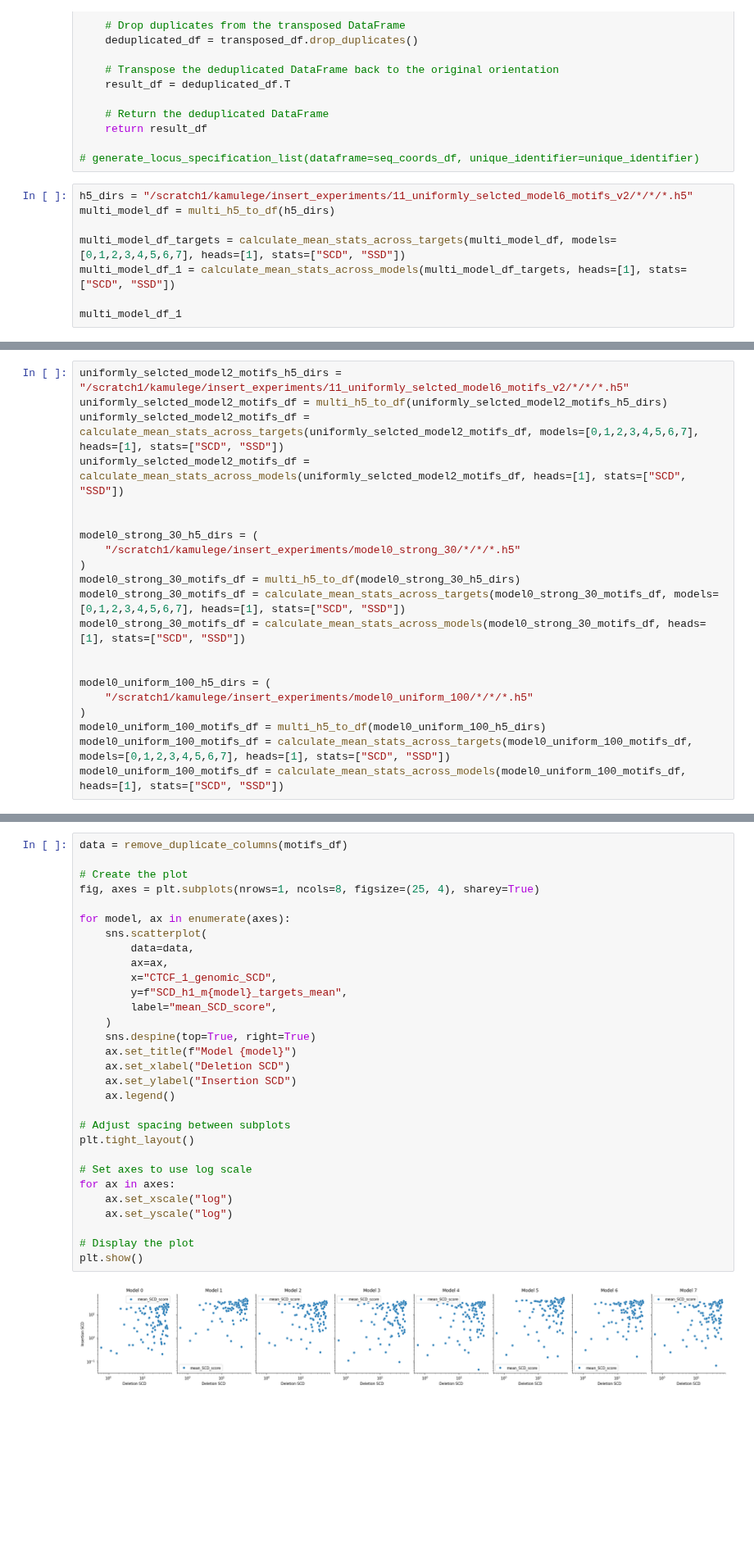
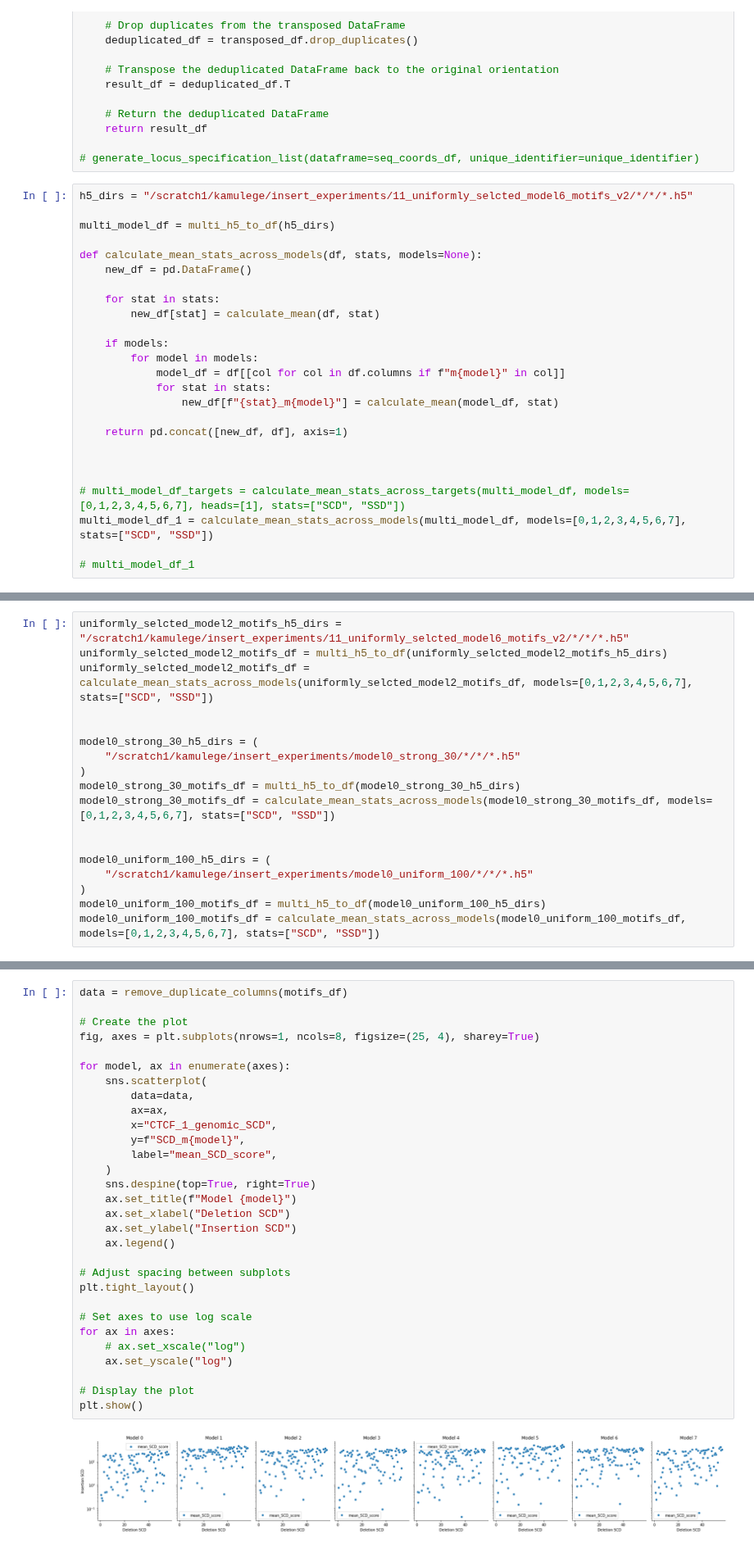
Before and after one commit to Fudenberg-Research-Group/akita_utils, a Jupyter notebook: bin/insert_experiments/analysis/CTCF_motif_deletion_vs_insertion.ipynb, the cells around one changed output, grey strips where cells are left out. Shown at 82% size. Cells and saved outputs as stored; diff of their text form; blank space fills up the shorter version.

```diff
--- a/bin/insert_experiments/analysis/CTCF_motif_deletion_vs_insertion.ipynb
+++ b/bin/insert_experiments/analysis/CTCF_motif_deletion_vs_insertion.ipynb
@@ -32,10 +32,27 @@ def remove_duplicate_columns(df):
 # generate_locus_specification_list(dataframe=seq_coords_df, unique_identifier=unique_identifier)
 # %%
 h5_dirs = "/scratch1/kamulege/insert_experiments/11_uniformly_selcted_model6_motifs_v2/*/*/*.h5"
+
 multi_model_df = multi_h5_to_df(h5_dirs)
 
-multi_model_df_targets = calculate_mean_stats_across_targets(multi_model_df, models=[0,1,2,3,4,5,6,7], heads=[1], stats=["SCD", "SSD"])
-multi_model_df_1 = calculate_mean_stats_across_models(multi_model_df_targets, heads=[1], stats=["SCD", "SSD"])
+def calculate_mean_stats_across_models(df, stats, models=None):
+    new_df = pd.DataFrame()
 
-multi_model_df_1
+    for stat in stats:
+        new_df[stat] = calculate_mean(df, stat)
+
+    if models:
+        for model in models:
+            model_df = df[[col for col in df.columns if f"m{model}" in col]]
+            for stat in stats:
+                new_df[f"{stat}_m{model}"] = calculate_mean(model_df, stat)
+
+    return pd.concat([new_df, df], axis=1)
+
+
+
+# multi_model_df_targets = calculate_mean_stats_across_targets(multi_model_df, models=[0,1,2,3,4,5,6,7], heads=[1], stats=["SCD", "SSD"])
+multi_model_df_1 = calculate_mean_stats_across_models(multi_model_df, models=[0,1,2,3,4,5,6,7], stats=["SCD", "SSD"])
+
+# multi_model_df_1
 # %% [output]
@@ -62,22 +61,19 @@ No data for SSD_h1_m0 targets
 # %%
 uniformly_selcted_model2_motifs_h5_dirs = "/scratch1/kamulege/insert_experiments/11_uniformly_selcted_model6_motifs_v2/*/*/*.h5"
 uniformly_selcted_model2_motifs_df = multi_h5_to_df(uniformly_selcted_model2_motifs_h5_dirs)
-uniformly_selcted_model2_motifs_df = calculate_mean_stats_across_targets(uniformly_selcted_model2_motifs_df, models=[0,1,2,3,4,5,6,7], heads=[1], stats=["SCD", "SSD"])
-uniformly_selcted_model2_motifs_df = calculate_mean_stats_across_models(uniformly_selcted_model2_motifs_df, heads=[1], stats=["SCD", "SSD"])
+uniformly_selcted_model2_motifs_df = calculate_mean_stats_across_models(uniformly_selcted_model2_motifs_df, models=[0,1,2,3,4,5,6,7], stats=["SCD", "SSD"])
 
 
 model0_strong_30_h5_dirs = (
     "/scratch1/kamulege/insert_experiments/model0_strong_30/*/*/*.h5"
 )
 model0_strong_30_motifs_df = multi_h5_to_df(model0_strong_30_h5_dirs)
-model0_strong_30_motifs_df = calculate_mean_stats_across_targets(model0_strong_30_motifs_df, models=[0,1,2,3,4,5,6,7], heads=[1], stats=["SCD", "SSD"])
-model0_strong_30_motifs_df = calculate_mean_stats_across_models(model0_strong_30_motifs_df, heads=[1], stats=["SCD", "SSD"])
+model0_strong_30_motifs_df = calculate_mean_stats_across_models(model0_strong_30_motifs_df, models=[0,1,2,3,4,5,6,7], stats=["SCD", "SSD"])
 
 
 model0_uniform_100_h5_dirs = (
     "/scratch1/kamulege/insert_experiments/model0_uniform_100/*/*/*.h5"
 )
 model0_uniform_100_motifs_df = multi_h5_to_df(model0_uniform_100_h5_dirs)
-model0_uniform_100_motifs_df = calculate_mean_stats_across_targets(model0_uniform_100_motifs_df, models=[0,1,2,3,4,5,6,7], heads=[1], stats=["SCD", "SSD"])
-model0_uniform_100_motifs_df = calculate_mean_stats_across_models(model0_uniform_100_motifs_df, heads=[1], stats=["SCD", "SSD"])
+model0_uniform_100_motifs_df = calculate_mean_stats_across_models(model0_uniform_100_motifs_df, models=[0,1,2,3,4,5,6,7], stats=["SCD", "SSD"])
 # %% [output]
@@ -89,35 +86,35 @@ motifs_df = model0_uniform_100_motifs_df
 # %%
 data = remove_duplicate_columns(motifs_df)
 
 # Create the plot
 fig, axes = plt.subplots(nrows=1, ncols=8, figsize=(25, 4), sharey=True)
 
 for model, ax in enumerate(axes):
     sns.scatterplot(
         data=data,
         ax=ax,
         x="CTCF_1_genomic_SCD",
-        y=f"SCD_h1_m{model}_targets_mean",
+        y=f"SCD_m{model}",
         label="mean_SCD_score",
     )
     sns.despine(top=True, right=True)
     ax.set_title(f"Model {model}")
     ax.set_xlabel("Deletion SCD")
     ax.set_ylabel("Insertion SCD")
     ax.legend()
 
 # Adjust spacing between subplots
 plt.tight_layout()
 
 # Set axes to use log scale
 for ax in axes:
-    ax.set_xscale("log")
+    # ax.set_xscale("log")
     ax.set_yscale("log")
 
 # Display the plot
 plt.show()
 # %% [output]
-[figure, old version]
+[figure, new version]
 # %%
 import seaborn as sns
 import matplotlib.pyplot as plt
```
Also changed, not shown: parts of 8 cells of this notebook, 2 other files.
